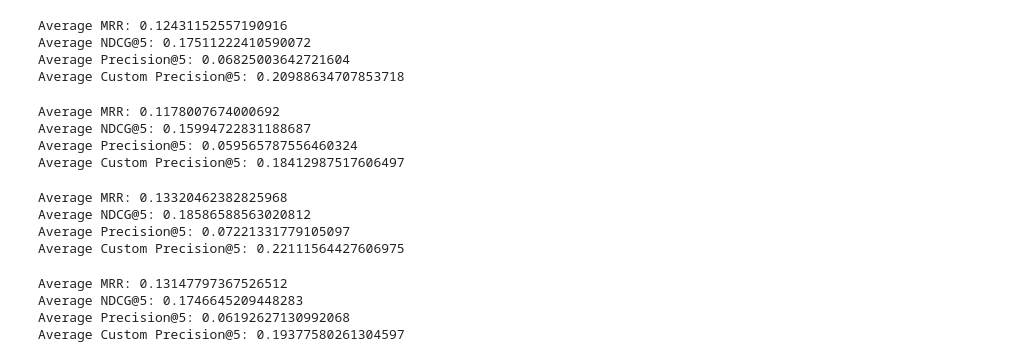
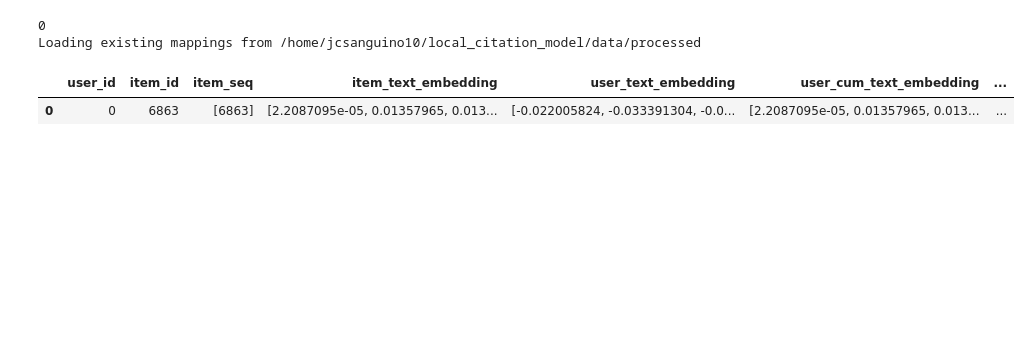
Before and after one commit to juanclopezr/recommender-fusion-recsys, a Jupyter notebook: notebooks/multimodal_training.ipynb, the cells around one changed output. Saved outputs shown, nothing was run; the diff lists cells and outputs as text; code cells hidden in the pictures; blank space fills up the shorter version.

Commit message:
improvements in multimodal

```diff
--- a/notebooks/multimodal_training.ipynb
+++ b/notebooks/multimodal_training.ipynb
@@ -436,19 +1,19 @@ def test_model(df, models, courses_dict, k):
-# %%
-test_model(df_test_binary.drop_duplicates(subset="user_id"), models=[model_encoder, model_no_encoder, model_binary, model_binary_no_encoder], courses_dict=course_sequence_mapping, k=5)
-# %% [output]
-Average MRR: 0.12431152557190916
-Average NDCG@5: 0.17511222410590072
-Average Precision@5: 0.06825003642721604
-Average Custom Precision@5: 0.20988634707853718
-Average MRR: 0.1178007674000692
-Average NDCG@5: 0.15994722831188687
-Average Precision@5: 0.059565787556460324
-Average Custom Precision@5: 0.18412987517606497
-Average MRR: 0.13320462382825968
-Average NDCG@5: 0.18586588563020812
-Average Precision@5: 0.07221331779105097
-Average Custom Precision@5: 0.22111564427606975
-Average MRR: 0.13147797367526512
-Average NDCG@5: 0.1746645209448283
-Average Precision@5: 0.06192627130992068
-Average Custom Precision@5: 0.19377580261304597
+# %%
+import os
+import pandas as pd
+
+os.chdir('/home/jcsanguino10/local_citation_model/recommender-fusion-recsys/notebooks')
+import multimodal_training as mt
+# %% [output]
+0
+Loading existing mappings from /home/jcsanguino10/local_citation_model/data/processed
+# %%
+PATH_TO_DATASETS = '/home/jcsanguino10/local_citation_model/data/'
+
+df = pd.read_pickle(f'{PATH_TO_DATASETS}train_binary_all_vectors_128_01_transe_seqvec.pkl')
+df_test = pd.read_pickle(f'{PATH_TO_DATASETS}test_binary_all_vectors_128_01_transe_seqvec.pkl')
+# %%
+df.head(1)
+# %% [output]
+|  | user_id | item_id | item_seq | item_text_embedding | user_text_embedding | user_cum_text_embedding | ... |
+| 0 | 0 | 6863 | [6863] | [2.2087095e-05, 0.01357965, 0.013... | [-0.022005824, -0.033391304, -0.0... | [2.2087095e-05, 0.01357965, 0.013... | ... |
```
Also changed, not shown: parts of 41 cells of this notebook, 3 other files.
